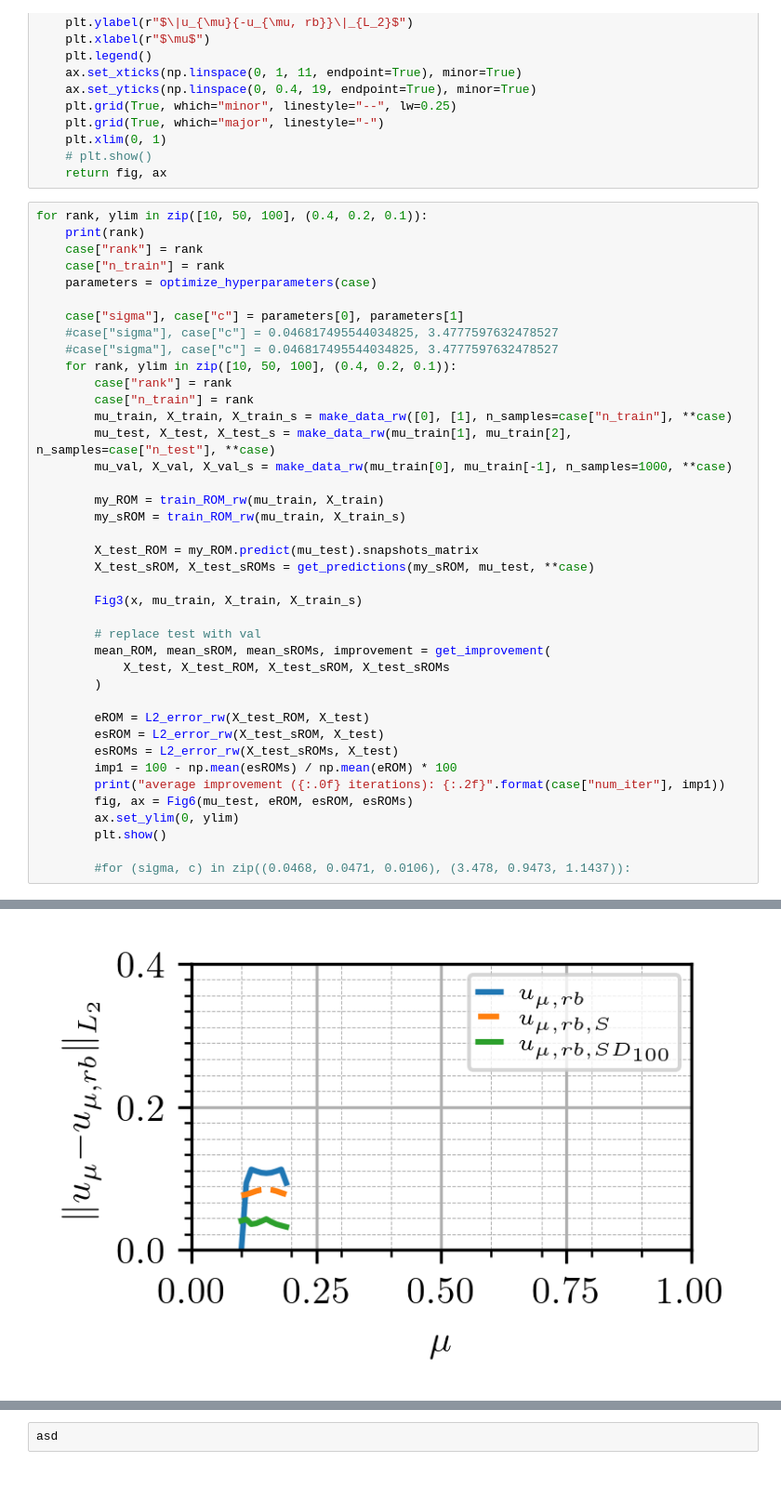
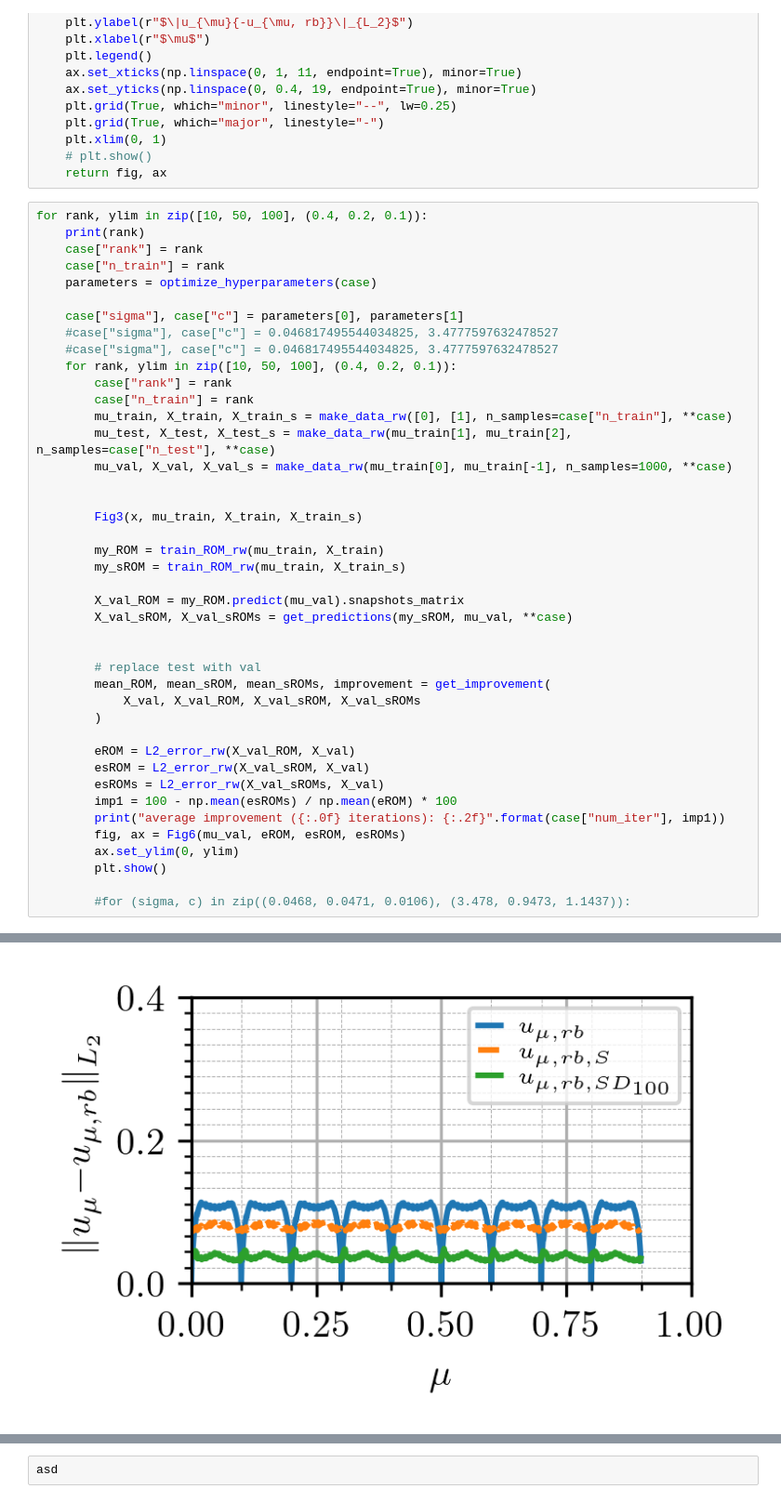
Before and after one commit to flabowski/POD-ROM-and-gaussian-convolution, a Jupyter notebook: notebooks/4_parameterized_PDE.ipynb, the cells around one changed output, grey strips where cells are left out. Shown at 93% size. Drawn from its saved outputs; the diff is of its cells as text.

```diff
--- a/notebooks/4_parameterized_PDE.ipynb
+++ b/notebooks/4_parameterized_PDE.ipynb
@@ -140,25 +140,27 @@ for rank, ylim in zip([10, 50, 100], (0.4, 0.2, 0.1)):
         mu_test, X_test, X_test_s = make_data_rw(mu_train[1], mu_train[2], n_samples=case["n_test"], **case)
         mu_val, X_val, X_val_s = make_data_rw(mu_train[0], mu_train[-1], n_samples=1000, **case)
 
+
+        Fig3(x, mu_train, X_train, X_train_s)
+
         my_ROM = train_ROM_rw(mu_train, X_train)
         my_sROM = train_ROM_rw(mu_train, X_train_s)
 
-        X_test_ROM = my_ROM.predict(mu_test).snapshots_matrix
-        X_test_sROM, X_test_sROMs = get_predictions(my_sROM, mu_test, **case)
+        X_val_ROM = my_ROM.predict(mu_val).snapshots_matrix
+        X_val_sROM, X_val_sROMs = get_predictions(my_sROM, mu_val, **case)
 
-        Fig3(x, mu_train, X_train, X_train_s)
 
         # replace test with val
         mean_ROM, mean_sROM, mean_sROMs, improvement = get_improvement(
-            X_test, X_test_ROM, X_test_sROM, X_test_sROMs
+            X_val, X_val_ROM, X_val_sROM, X_val_sROMs
         )
 
-        eROM = L2_error_rw(X_test_ROM, X_test)
-        esROM = L2_error_rw(X_test_sROM, X_test)
-        esROMs = L2_error_rw(X_test_sROMs, X_test)
+        eROM = L2_error_rw(X_val_ROM, X_val)
+        esROM = L2_error_rw(X_val_sROM, X_val)
+        esROMs = L2_error_rw(X_val_sROMs, X_val)
         imp1 = 100 - np.mean(esROMs) / np.mean(eROM) * 100
         print("average improvement ({:.0f} iterations): {:.2f}".format(case["num_iter"], imp1))
-        fig, ax = Fig6(mu_test, eROM, esROM, esROMs)
+        fig, ax = Fig6(mu_val, eROM, esROM, esROMs)
         ax.set_ylim(0, ylim)
         plt.show()
 
@@ -187 +189 @@ average improvement (250 iterations): 59.99
-[figure, old version]
+[figure, new version]
```
Also changed, not shown: parts of 1 cell of this notebook.
